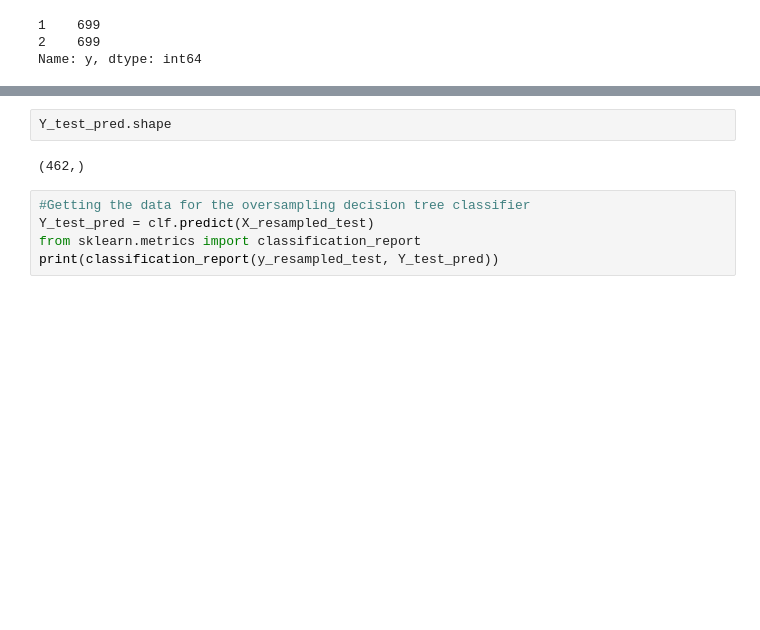
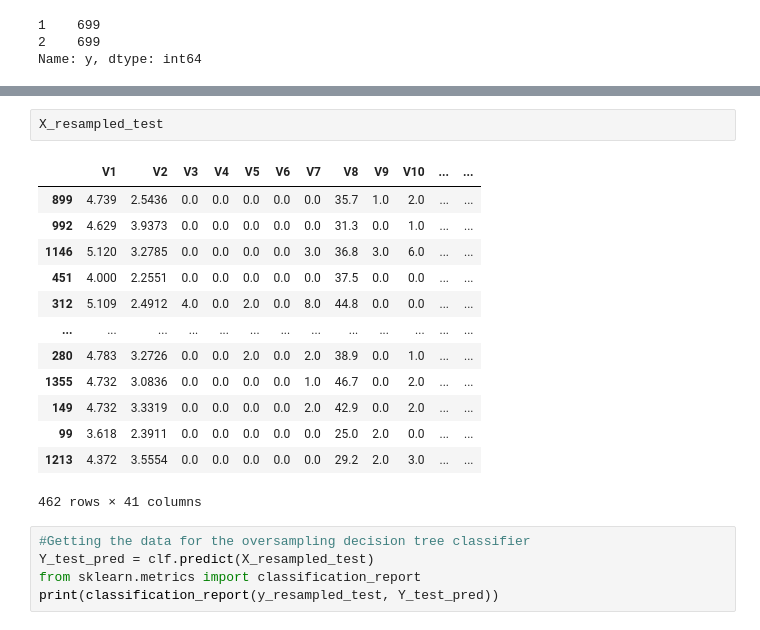
Before and after one commit to tz2004a/sklearnWork, a Jupyter notebook: Question_2_Oversampling_and_Undersampling.ipynb, the cells around one changed output, grey strips where cells are left out. Saved outputs shown, nothing was run; the diff lists cells and outputs as text; blank space fills up the shorter version.

```diff
--- a/Question_2_Oversampling_and_Undersampling.ipynb
+++ b/Question_2_Oversampling_and_Undersampling.ipynb
@@ -129,7 +130,19 @@ array([1., 1., 1., 1., 1., 1., 1., 1., 1., 1.])
-# %%
-Y_test_pred.shape
-# %% [output]
-(462,)
+# %%
+X_resampled_test
+# %% [output]
+|  | V1 | V2 | V3 | V4 | V5 | V6 | V7 | V8 | V9 | V10 | ... | ... |
+| 899 | 4.739 | 2.5436 | 0.0 | 0.0 | 0.0 | 0.0 | 0.0 | 35.7 | 1.0 | 2.0 | ... | ... |
+| 992 | 4.629 | 3.9373 | 0.0 | 0.0 | 0.0 | 0.0 | 0.0 | 31.3 | 0.0 | 1.0 | ... | ... |
+| 1146 | 5.120 | 3.2785 | 0.0 | 0.0 | 0.0 | 0.0 | 3.0 | 36.8 | 3.0 | 6.0 | ... | ... |
+| 451 | 4.000 | 2.2551 | 0.0 | 0.0 | 0.0 | 0.0 | 0.0 | 37.5 | 0.0 | 0.0 | ... | ... |
+| 312 | 5.109 | 2.4912 | 4.0 | 0.0 | 2.0 | 0.0 | 8.0 | 44.8 | 0.0 | 0.0 | ... | ... |
+| ... | ... | ... | ... | ... | ... | ... | ... | ... | ... | ... | ... | ... |
+| 280 | 4.783 | 3.2726 | 0.0 | 0.0 | 2.0 | 0.0 | 2.0 | 38.9 | 0.0 | 1.0 | ... | ... |
+| 1355 | 4.732 | 3.0836 | 0.0 | 0.0 | 0.0 | 0.0 | 1.0 | 46.7 | 0.0 | 2.0 | ... | ... |
+| 149 | 4.732 | 3.3319 | 0.0 | 0.0 | 0.0 | 0.0 | 2.0 | 42.9 | 0.0 | 2.0 | ... | ... |
+| 99 | 3.618 | 2.3911 | 0.0 | 0.0 | 0.0 | 0.0 | 0.0 | 25.0 | 2.0 | 0.0 | ... | ... |
+| 1213 | 4.372 | 3.5554 | 0.0 | 0.0 | 0.0 | 0.0 | 0.0 | 29.2 | 2.0 | 3.0 | ... | ... |
+462 rows × 41 columns
 # %%
 #Getting the data for the oversampling decision tree classifier
 Y_test_pred = clf.predict(X_resampled_test)
```
Also changed, not shown: parts of 12 cells of this notebook.
